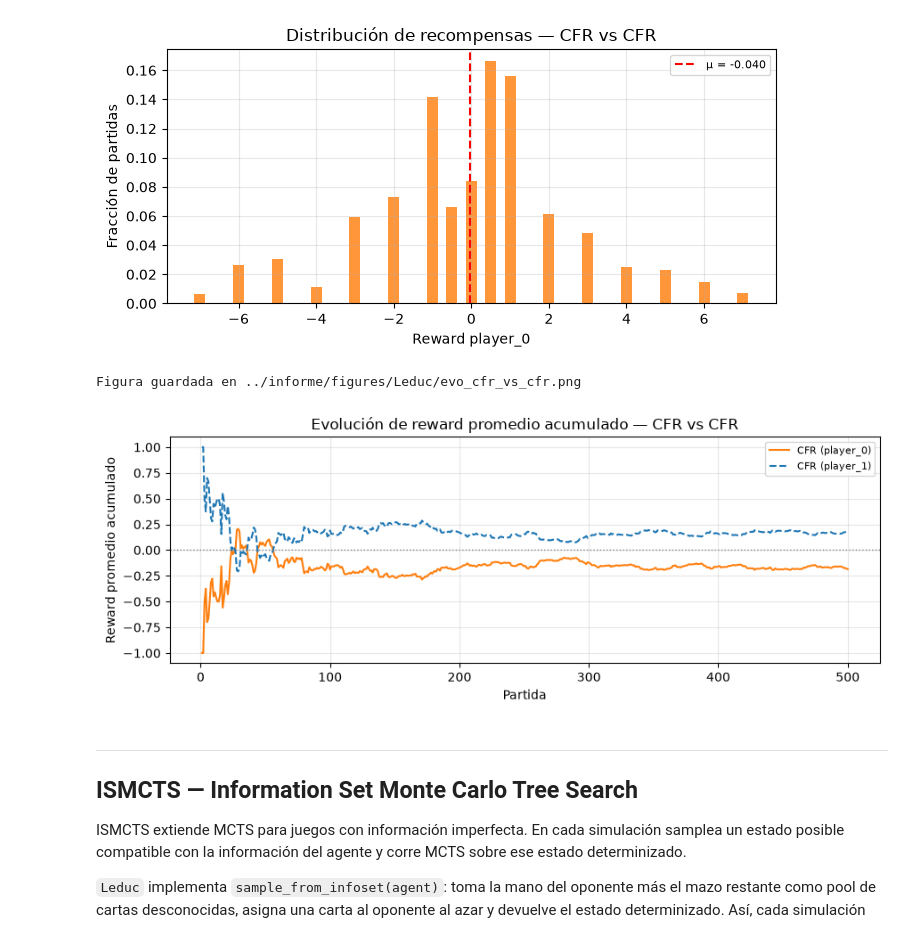
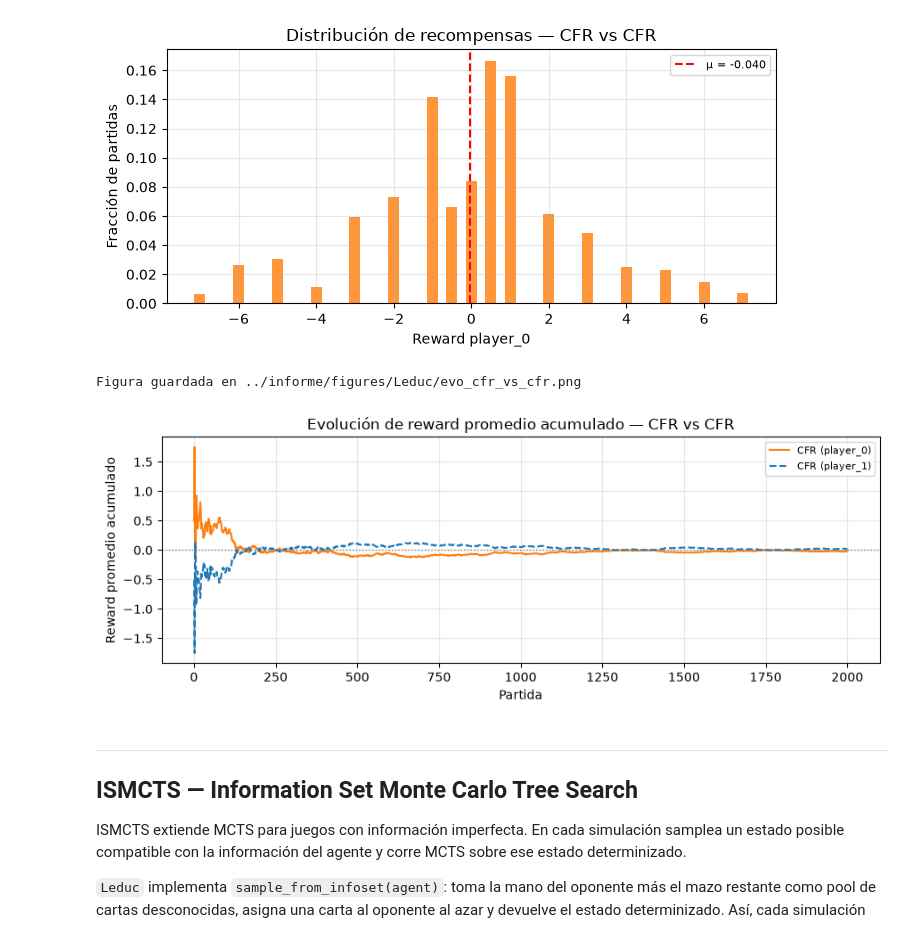
Before and after one commit to nataliacampiglia/multiagentes_obligarotio_2, a Jupyter notebook: Alternating Games/Leduc.ipynb, the cells around one changed output. Saved outputs shown, nothing was run; the diff lists cells and outputs as text; code cells hidden in the pictures.

```diff
--- a/Alternating Games/Leduc.ipynb
+++ b/Alternating Games/Leduc.ipynb
@@ -379,22 +379,22 @@ plt.show()
 Figura guardada en ../informe/figures/Leduc/dist_cfr_vs_cfr.png
 [figure]
 # %%
-N_EVO = 500
+N_EVO = 2000
 g_evo = Leduc()
 for a in g_evo.agents:
     cfr_agents[a].game = g_evo
 rews_evo = run_raw(g_evo, cfr_agents, N=N_EVO)
 
 fig, ax = plt.subplots(figsize=(9, 3.5))
 plot_evolution(rews_evo, 'Evolución de reward promedio acumulado — CFR vs CFR',
                ax, color_p0='tab:orange', color_p1='tab:blue',
                label_p0='CFR (player_0)', label_p1='CFR (player_1)')
 fig.tight_layout()
 savefig(fig, 'evo_cfr_vs_cfr.png')
 plt.show()
 # %% [output]
 Figura guardada en ../informe/figures/Leduc/evo_cfr_vs_cfr.png
-[figure, old version]
+[figure, new version]
 # %% [markdown]
 ---
 ## ISMCTS — Information Set Monte Carlo Tree Search
```
Also changed, not shown: parts of 17 cells of this notebook, 23 other files.
